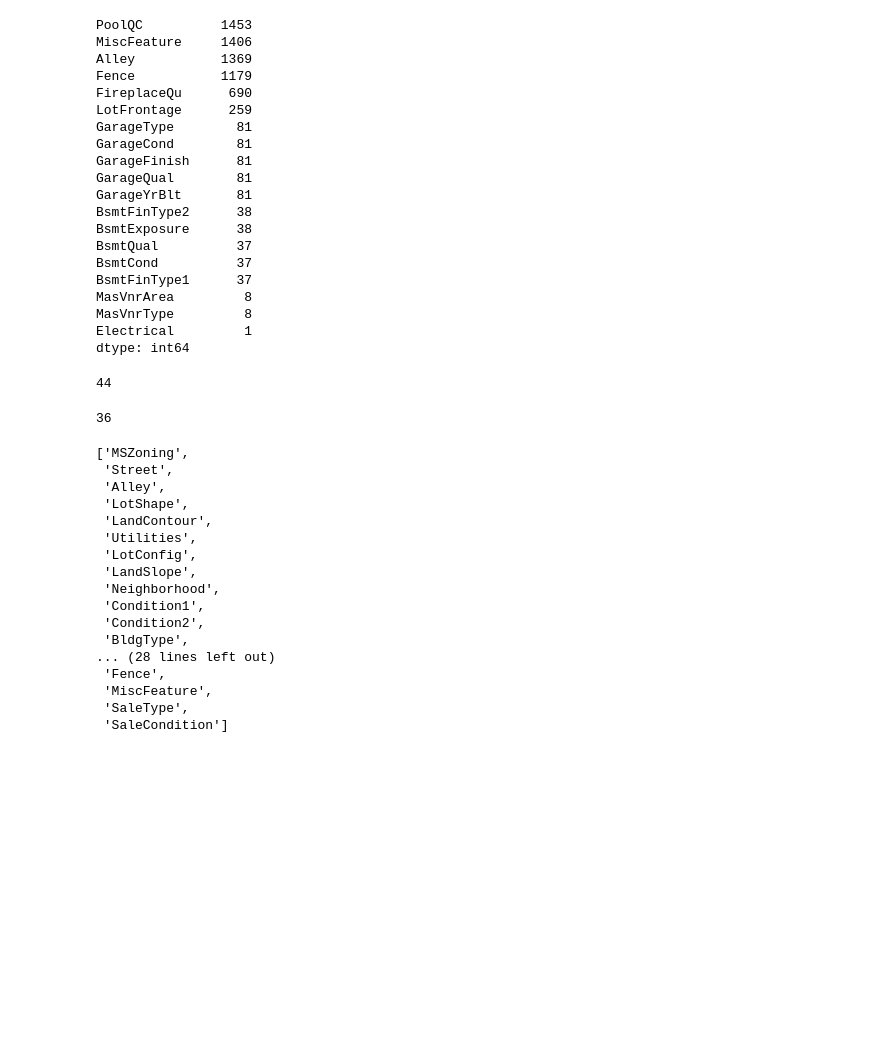
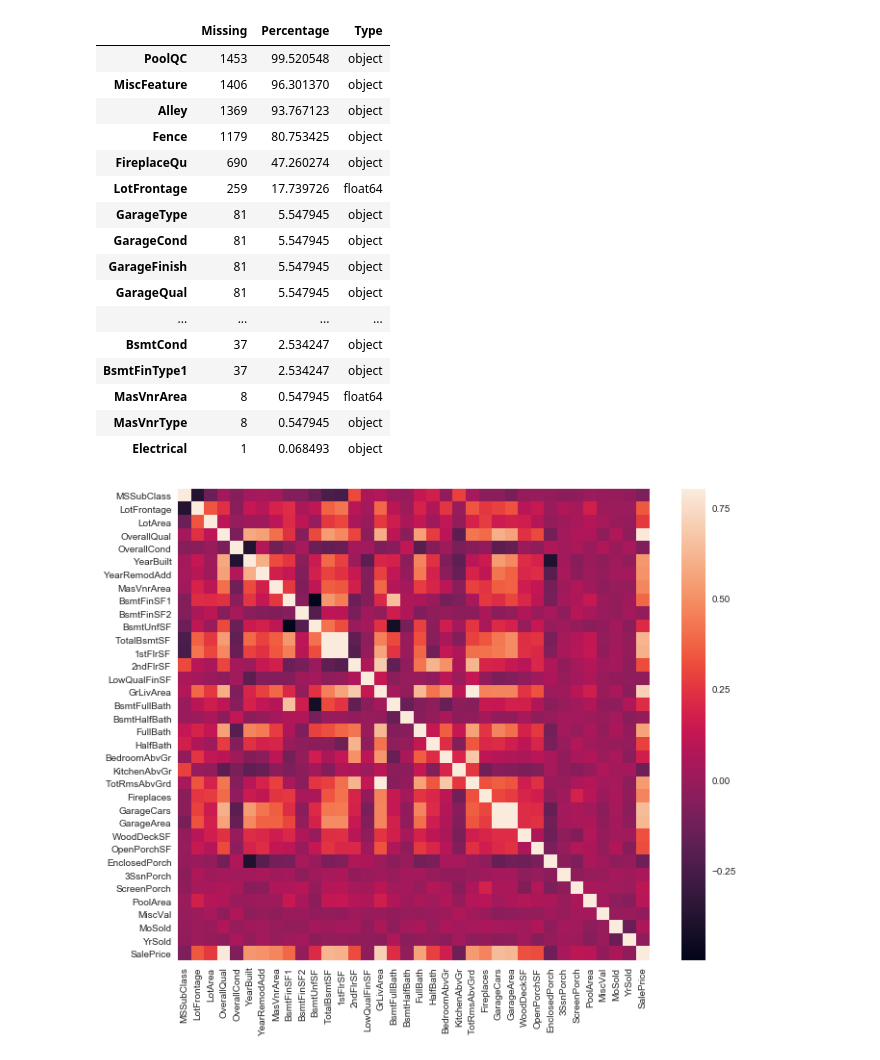
Before and after one commit to brucechyi/DataNerds, a Jupyter notebook: Project.ipynb, the cells around one changed output. Saved outputs shown, nothing was run; the diff lists cells and outputs as text; code cells hidden in the pictures; blank space fills up the shorter version.

```diff
--- a/Project.ipynb
+++ b/Project.ipynb
@@ -64,27 +67,27 @@ X_train, X_test, y_train, y_test = train_test_split(X, y, test_size = 1/4, rando
 # %%
 missing_df = train_df.isna().sum().sort_values(ascending=False)
-missing_df[missing_df>0]
+missing_df = pd.DataFrame({"Missing":missing_df[missing_df>0]})
+missing_df['Percentage'] = missing_df['Missing']/1460*100
+missing_df['Type'] = [train_df[c].dtype for c in missing_df.index]
+missing_df
 # %% [output]
-PoolQC          1453
-MiscFeature     1406
-Alley           1369
-Fence           1179
-FireplaceQu      690
-LotFrontage      259
-GarageType        81
-GarageCond        81
-GarageFinish      81
-GarageQual        81
-GarageYrBlt       81
-BsmtFinType2      38
-BsmtExposure      38
-BsmtQual          37
-BsmtCond          37
-BsmtFinType1      37
-MasVnrArea         8
-MasVnrType         8
-Electrical         1
-dtype: int64
+|  | Missing | Percentage | Type |
+| PoolQC | 1453 | 99.520548 | object |
+| MiscFeature | 1406 | 96.301370 | object |
+| Alley | 1369 | 93.767123 | object |
+| Fence | 1179 | 80.753425 | object |
+| FireplaceQu | 690 | 47.260274 | object |
+| LotFrontage | 259 | 17.739726 | float64 |
+| GarageType | 81 | 5.547945 | object |
+| GarageCond | 81 | 5.547945 | object |
+| GarageFinish | 81 | 5.547945 | object |
+| GarageQual | 81 | 5.547945 | object |
+| ... | ... | ... | ... |
+| BsmtCond | 37 | 2.534247 | object |
+| BsmtFinType1 | 37 | 2.534247 | object |
+| MasVnrArea | 8 | 0.547945 | float64 |
+| MasVnrType | 8 | 0.547945 | object |
+| Electrical | 1 | 0.068493 | object |
 # %%
 train_df['PoolQC'].fillna('No Pool', inplace=True)
 train_df['MiscFeature'].fillna('None', inplace=True)
@@ -110,31 +113,10 @@ train_df['Electrical'].fillna('SBrkr', inplace = True)
 # %%
 categorial_col = [col for col in train_df.columns if train_df.dtypes[col]=='object']
 numerical_col = [col for col in train_df.columns if train_df.dtypes[col]!='object']
-# %%
-len(categorial_col)
-# %% [output]
-44
-# %%
-len(numerical_col)
-# %% [output]
-36
-# %%
-categorial_col
-# %% [output]
-['MSZoning',
- 'Street',
- 'Alley',
- 'LotShape',
- 'LandContour',
- 'Utilities',
- 'LotConfig',
- 'LandSlope',
- 'Neighborhood',
- 'Condition1',
- 'Condition2',
- 'BldgType',
-... (28 lines left out)
- 'Fence',
- 'MiscFeature',
- 'SaleType',
- 'SaleCondition']
+# %%
+#correlation matrix
+corrmat = train_df.corr()
+f, ax = plt.subplots(figsize=(12, 9))
+sns.heatmap(corrmat, vmax=.8, square=True);
+# %% [output]
+[figure, added]
```
Also changed, not shown: parts of 4 cells of this notebook.
